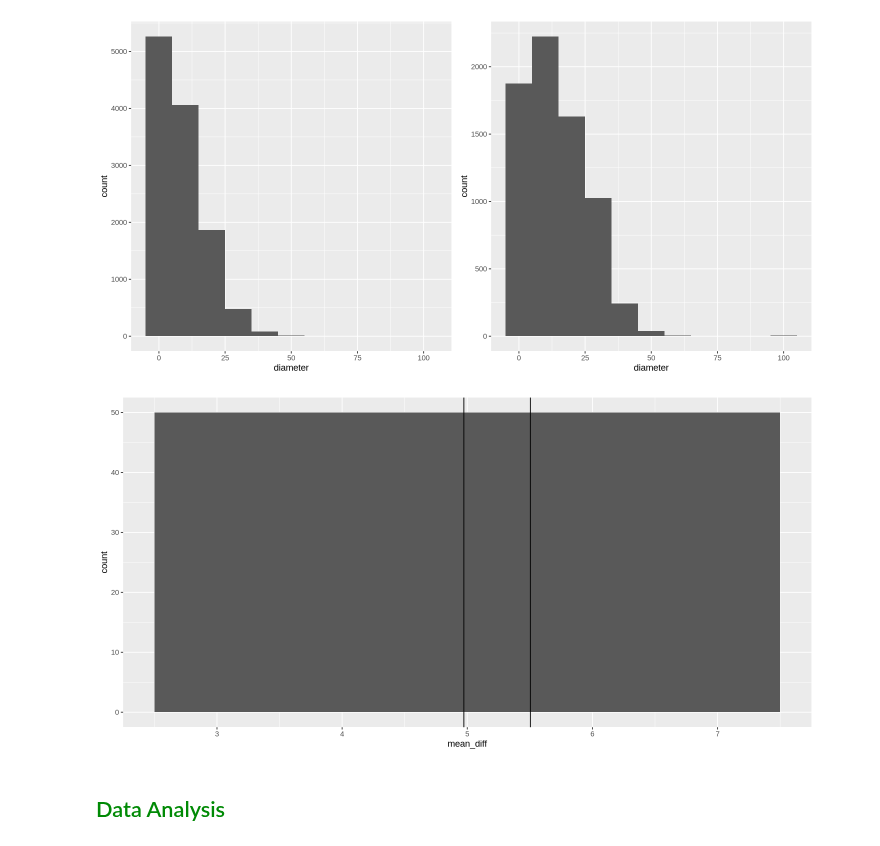
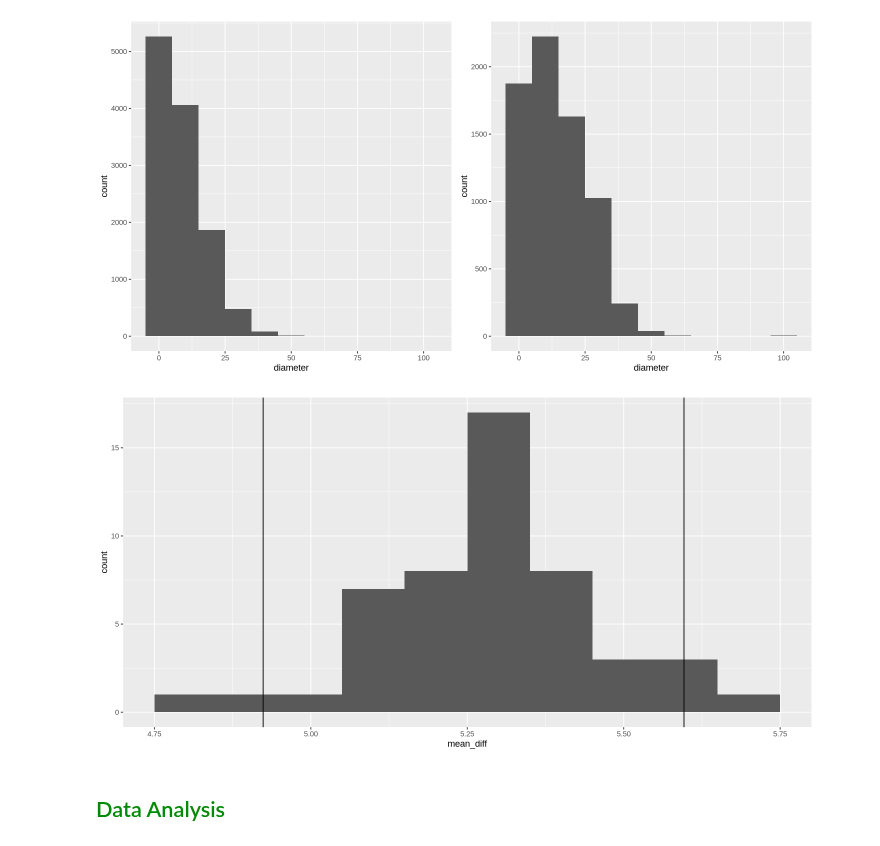
Before and after one commit to eshuaiii/stat-201-2023w1-group-50, a Jupyter notebook: 50_project_report.ipynb, the cells around one changed output. Saved outputs shown, nothing was run; the diff lists cells and outputs as text; code cells hidden in the pictures.

```diff
--- a/50_project_report.ipynb
+++ b/50_project_report.ipynb
@@ -250,35 +250,35 @@ RenfrewCollingwoodbs <- street_trees_cleaned %>%
   specify(response = diameter) %>%
   generate(type = "bootstrap", reps = 50) %>%
   calculate(stat = "mean")
 
 # Bootstrap for Shaughnessy
 Shaughnessybs <- street_trees_cleaned %>%
   filter(neighbourhood_name == "Shaughnessy") %>%
   specify(response = diameter) %>%
   generate(type = "bootstrap", reps = 50) %>%
   calculate(stat = "mean")
 
 
 # Assuming both data frames have the same number of rows
 combined_bs <- bind_rows(
   RenfrewCollingwoodbs %>% mutate(neighbourhood = "Renfrew-Collingwood"),
   Shaughnessybs %>% mutate(neighbourhood = "Shaughnessy")) %>%
   group_by(replicate) %>%
   summarize(
     mean_diff = mean(stat[neighbourhood == "Shaughnessy"]) -
       mean(stat[neighbourhood == "Renfrew-Collingwood"]))
 
 # Calculate the Confidence Interval for 95% significant level
 CI <- combined_bs %>% get_confidence_interval(level = 0.95, type = "percentile")
 
 # Visualize the Confidence Interval
-ci_plot <- combined_bs %>% ggplot(aes(x = mean_diff)) + geom_histogram(binwidth = 5) +
+ci_plot <- combined_bs %>% ggplot(aes(x = mean_diff)) + geom_histogram(binwidth = 0.1) +
     geom_vline(xintercept = CI[[1]]) +
     geom_vline(xintercept = CI[[2]])
 
 ci_plot
 # %% [output]
-[figure, old version]
+[figure, new version]
 # %% [markdown]
 <h2 style="color:#008a05">Data Analysis</h2>
 # %% [markdown]
```
